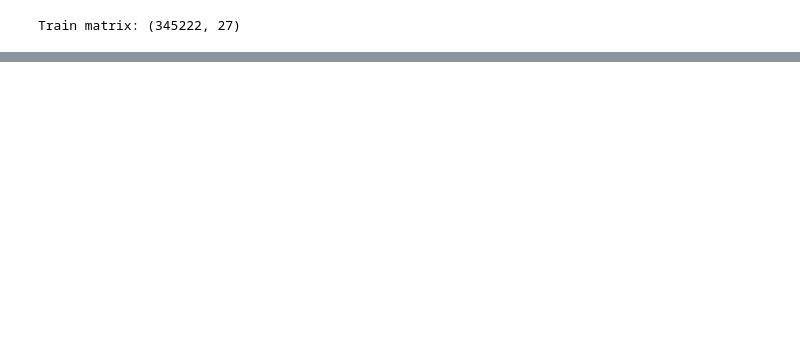
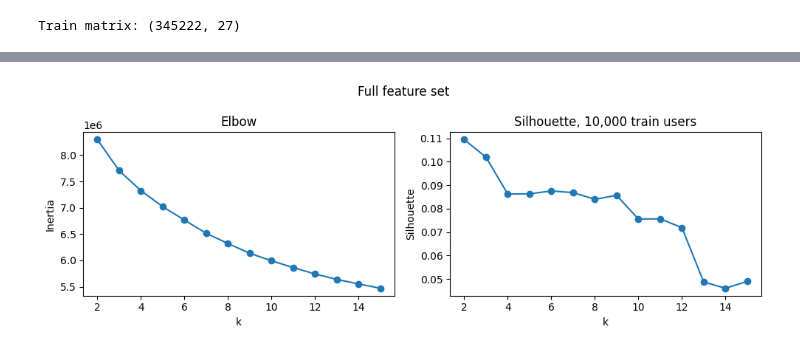
Before and after one commit to ReviBa/applied-DS-project, a Jupyter notebook: notebooks/07_user_clustering.ipynb, the cells around one changed output, grey strips where cells are left out. Cells and saved outputs as stored; diff of their text form; code cells hidden in the pictures; blank space fills up the shorter version.

Commit message:
clustering v3 with seperation of taste only features

```diff
--- a/notebooks/07_user_clustering.ipynb
+++ b/notebooks/07_user_clustering.ipynb
@@ -9,8 +9,10 @@ One row per user with `n_high >= 5`. Taste columns in this file are already mean
 # %%
 from pathlib import Path
 
+import matplotlib.pyplot as plt
 import numpy as np
 import pandas as pd
+import seaborn as sns
 from IPython.display import display
 from sklearn.cluster import KMeans
 from sklearn.metrics import silhouette_score
@@ -20,9 +22,10 @@ from sklearn.preprocessing import StandardScaler
 ROOT = Path("..")
 PROCESSED = ROOT / "data" / "processed"
 MIN_HIGH_RATINGS = 5
-K_VALUES = range(2, 9)
+K_VALUES = range(2, 16)
 RANDOM_STATE = 42
 SILHOUETTE_SAMPLE_SIZE = 10_000
+HABIT_COLS = ["log_n_ratings", "mean_rating", "user_rating_std"]
 
 users = pd.read_csv(PROCESSED / "user_features.csv")
 eligible = users.loc[users["n_high"] >= MIN_HIGH_RATINGS].reset_index(drop=True)
@@ -34,10 +37,11 @@ eligible["cast_film_count_log"] = eligible[
 ].mean(axis=1)
 
 cluster_cols = (
-    ["log_n_ratings", "mean_rating", "user_rating_std"]
+    HABIT_COLS
     + genre_cols
     + ["movie_age", "runtime", "budget_log", "director_film_count_log", "cast_film_count_log"]
 )
+taste_cols = [c for c in cluster_cols if c not in HABIT_COLS]
 left_out = [
     "n_high",
     "pct_high",
@@ -52,8 +56,11 @@ left_out = [
 missing = [c for c in cluster_cols if c not in eligible.columns]
 if missing:
     raise ValueError(f"Missing cluster columns: {missing}")
-if len(genre_cols) != 19 or len(cluster_cols) != 27:
-    raise ValueError(f"Expected 19 genres and 27 cluster columns, got {len(genre_cols)} and {len(cluster_cols)}")
+if len(genre_cols) != 19 or len(cluster_cols) != 27 or len(taste_cols) != 24:
+    raise ValueError(
+        f"Expected 19 genres, 27 full columns, and 24 taste columns, "
+        f"got {len(genre_cols)}, {len(cluster_cols)}, and {len(taste_cols)}"
+    )
 overlap = sorted(set(cluster_cols) & set(left_out))
 if overlap:
     raise ValueError(f"Left-out columns entered the matrix: {overlap}")
@@ -61,6 +68,7 @@ if eligible[cluster_cols].isna().any().any():
     raise ValueError("Cluster matrix has missing values")
 
 print(f"Eligible users (n_high >= {MIN_HIGH_RATINGS}): {len(eligible):,}")
-print(f"Cluster columns ({len(cluster_cols)}): {cluster_cols}")
+print(f"Full columns ({len(cluster_cols)}): {cluster_cols}")
+print(f"Taste columns ({len(taste_cols)}): {taste_cols}")
 # %% [output]
 Eligible users (n_high >= 5): 431,528
@@ -288,0 +150,73 @@ k = 4
+# %%
+# Same train users for every k and both feature sets, so silhouette differences come from the grouping.
+sample_pool = np.flatnonzero(is_train)
+silhouette_sample = np.random.default_rng(RANDOM_STATE).choice(
+    sample_pool, size=SILHOUETTE_SAMPLE_SIZE, replace=False
+)
+
+
+def feature_label(column, unused_cols):
+    label = column.removeprefix("genre_")
+    if column in unused_cols:
+        return f"{label} (not in fit)"
+    return label
+
+
+def column_color(means):
+    # One shared color scale: each feature is centered and scaled across personas.
+    centered = means - means.mean()
+    scale = means.std(ddof=0).replace(0, np.nan)
+    return centered.div(scale).fillna(0.0)
+
+
+def silhouette_by_k(labels_by_k, x_for_score):
+    scores = {}
+    for k, labels in labels_by_k.items():
+        scores[k] = silhouette_score(x_for_score[silhouette_sample], labels[silhouette_sample])
+    return scores
+
+
+def plot_fit_curves(inertia_by_k, silhouette_scores, title):
+    ks = list(K_VALUES)
+    fig, axes = plt.subplots(1, 2, figsize=(10, 3.5))
+    axes[0].plot(ks, [inertia_by_k[k] for k in ks], marker="o")
+    axes[0].set_xlabel("k")
+    axes[0].set_ylabel("Inertia")
+    axes[0].set_title("Elbow")
+    axes[1].plot(ks, [silhouette_scores[k] for k in ks], marker="o")
+    axes[1].set_xlabel("k")
+    axes[1].set_ylabel("Silhouette")
+    axes[1].set_title("Silhouette, 10,000 train users")
+    fig.suptitle(title)
+    fig.tight_layout()
+    display(fig)
+    plt.close(fig)
+
+
+def plot_persona_heatmaps(labels_by_k, columns, unused_cols):
+    for k in K_VALUES:
+        labeled = train.copy()
+        labeled["persona_id"] = labels_by_k[k][is_train]
+        means = labeled.groupby("persona_id")[columns].mean().sort_index()
+        share = labeled.groupby("persona_id").size().reindex(means.index)
+        share = share / share.sum()
+        colored = column_color(means)
+        colored.index = [f"{persona_id} ({share.loc[persona_id]:.1%})" for persona_id in means.index]
+        colored.columns = [feature_label(column, unused_cols) for column in columns]
+        fig_height = max(10.0, 0.38 * k)
+        fig, ax = plt.subplots(figsize=(14, fig_height))
+        sns.heatmap(colored, center=0, cmap="vlag", ax=ax, cbar_kws={"label": "within-column z"})
+        ax.set_title(f"k = {k}")
+        ax.set_xlabel("")
+        ax.set_ylabel("")
+        ax.tick_params(axis="x", labelrotation=45)
+        fig.tight_layout()
+        display(fig)
+        plt.close(fig)
+
+
+silhouette_full = silhouette_by_k(labels_full, x_scaled)
+plot_fit_curves(inertia_full, silhouette_full, "Full feature set")
+plot_persona_heatmaps(labels_full, cluster_cols, unused_cols=())
+# %% [output]
+[figure, added]
```
Also changed, not shown: parts of 15 cells of this notebook.
